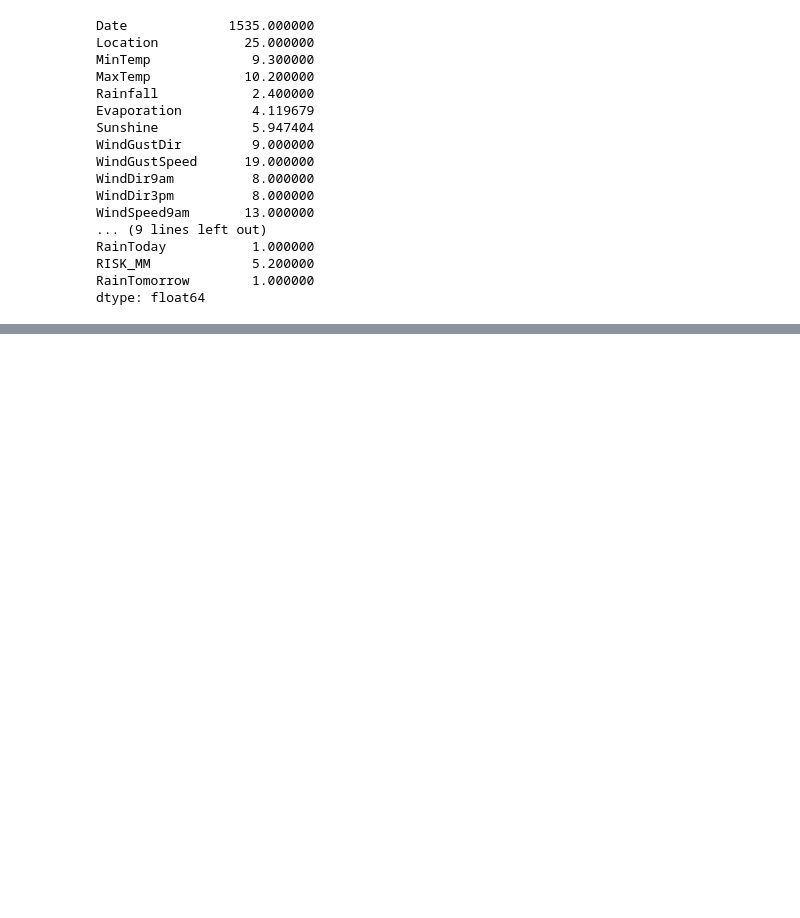
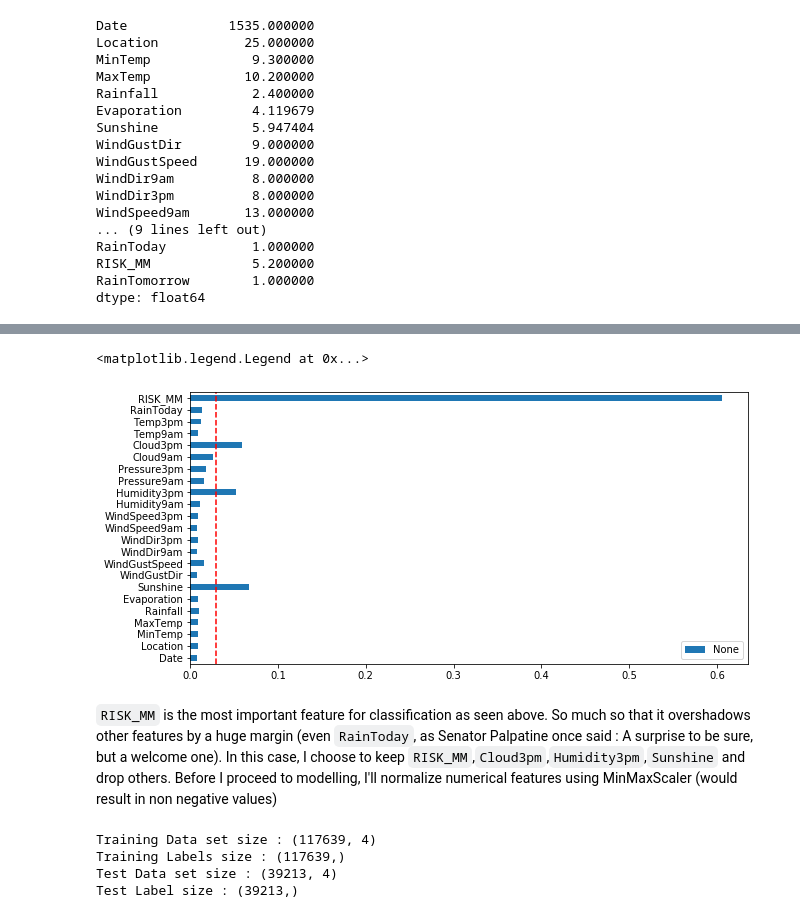
Before and after one commit to PankajPatil1/Rainfall-Prediction, a Jupyter notebook: rainfall-prediction.ipynb, the cells around one changed output, grey strips where cells are left out. Cells and saved outputs as stored; diff of their text form; code cells hidden in the pictures; blank space fills up the shorter version.

```diff
--- a/rainfall-prediction.ipynb
+++ b/rainfall-prediction.ipynb
@@ -303,0 +350,7 @@ dtype: float64
+# %%
+from sklearn.ensemble import ExtraTreesClassifier
+X = Imputed_data.iloc[:,:-1]
+y = Imputed_data.iloc[:,-1]
+clf = ExtraTreesClassifier(n_estimators=100, random_state=0)
+
+clf.fit(X, y)
@@ -303,0 +366,11 @@ dtype: float64
+# %%
+feature_importance_list = pd.Series(clf.feature_importances_,index = X.columns)
+fig, ax = plt.subplots(figsize = (10,5))
+feature_importance_list.plot(kind='barh')
+plt.axvline(x=0.03,color='red',ls='--')
+plt.legend()
+# %% [output]
+<matplotlib.legend.Legend at 0x...>
+[figure, added]
+# %% [markdown]
+`RISK_MM` is the most important feature for classification as seen above. So much so that it overshadows other features by a huge margin (even `RainToday`, as Senator Palpatine once said : A surprise to be sure, but a welcome one). In this case, I choose to keep `RISK_MM`,`Cloud3pm`,`Humidity3pm`,`Sunshine` and drop others. Before I proceed to modelling, I'll normalize numerical features using MinMaxScaler (would result in non negative values)
@@ -303,0 +392,11 @@ dtype: float64
+# %%
+#Check df sizes
+print('Training Data set size : {}'.format(train_X.shape))
+print('Training Labels size : {}'.format(train_y.shape))
+print('Test Data set size : {}'.format(val_X.shape))
+print('Test Label size : {}'.format(val_y.shape))
+# %% [output]
+Training Data set size : (117639, 4)
+Training Labels size : (117639,)
+Test Data set size : (39213, 4)
+Test Label size : (39213,)
```
Also changed, not shown: parts of 19 cells of this notebook.
